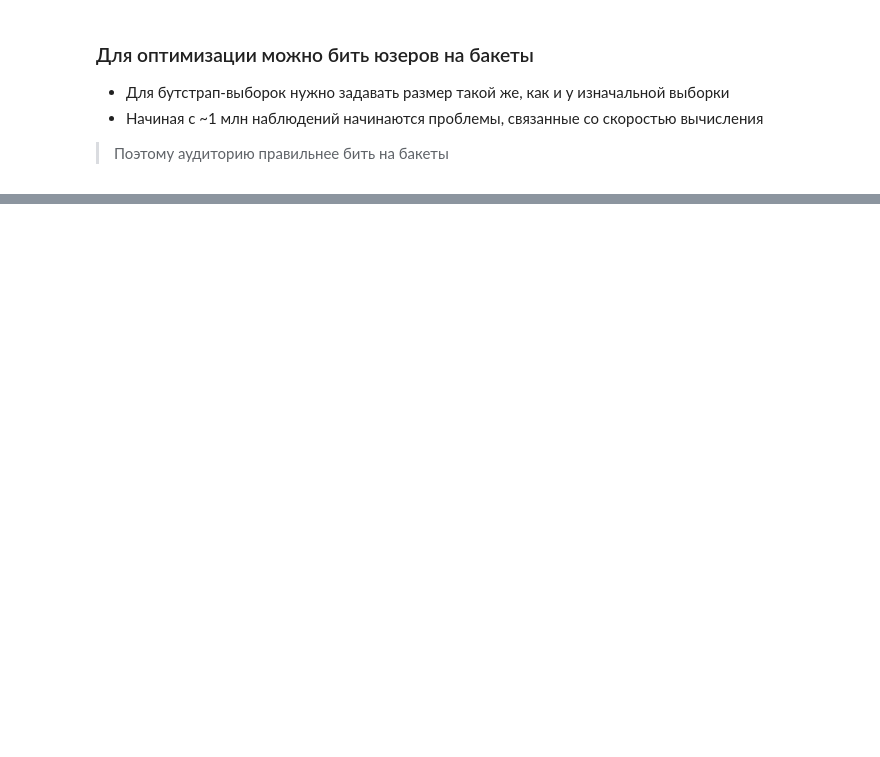
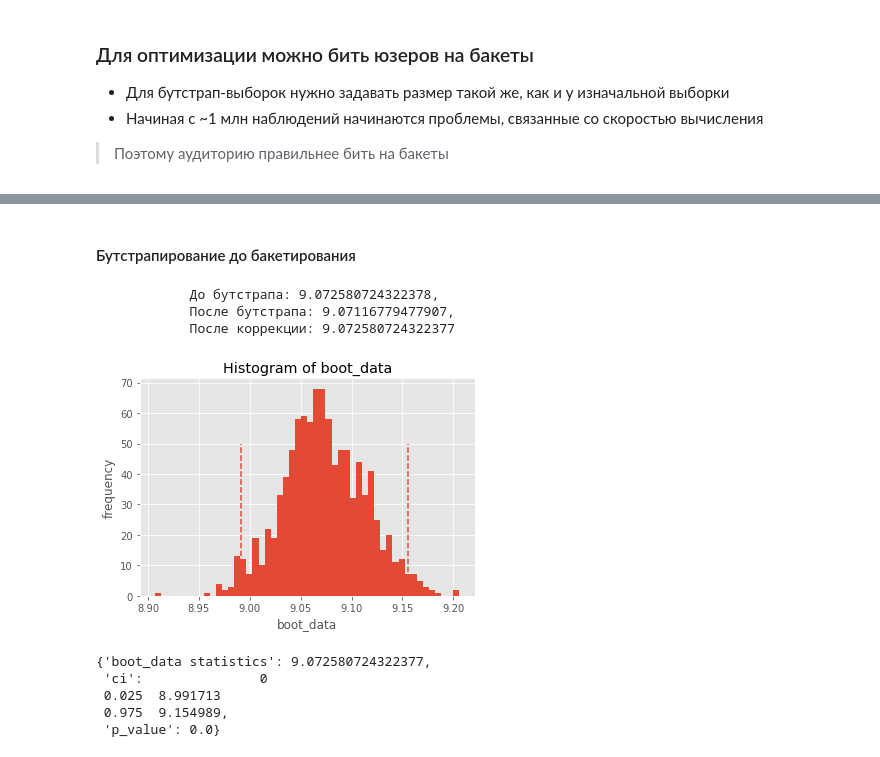
Before and after one commit to paulpolz/experiment_fest_notebooks, a Jupyter notebook: Day 4/Bootstrap.ipynb, the cells around one changed output, grey strips where cells are left out. Saved outputs shown, nothing was run; the diff lists cells and outputs as text; code cells hidden in the pictures; blank space fills up the shorter version.

```diff
--- a/Day 4/Bootstrap.ipynb
+++ b/Day 4/Bootstrap.ipynb
@@ -116,0 +140,14 @@ get_bootstrap(
+# %%
+b_n = 5000
+n = int(1e7)
+
+val_1 = np.random.exponential(scale=1/0.01, size=n)
+val_2 = np.random.exponential(scale=1/0.011, size=n)
+
+sample_exp = pd.DataFrame({
+    "values":   np.concatenate([val_1, val_2]),
+    "variant":  ["A" for i in range(n)] + ["B" for i in range(n)],
+    "bucket":   [i for i in range(b_n)] * int(n*2/b_n)
+})
+
+sample_exp.head()
@@ -116,0 +161,18 @@ get_bootstrap(
+# %% [markdown]
+#### Бутстрапирование до бакетирования
+# %%
+ get_bootstrap(
+    sample_exp[sample_exp.variant == 'A']['values'].values,
+    sample_exp[sample_exp.variant == 'B']['values'].values,
+    ba=True
+)
+# %% [output]
+            До бутстрапа: 9.072580724322378,
+            После бутстрапа: 9.07116779477907,
+            После коррекции: 9.072580724322377
+[figure, added]
+{'boot_data statistics': 9.072580724322377,
+ 'ci':               0
+ 0.025  8.991713
+ 0.975  9.154989,
+ 'p_value': 0.0}
```
Also changed, not shown: parts of 11 cells of this notebook, 3 other files.
